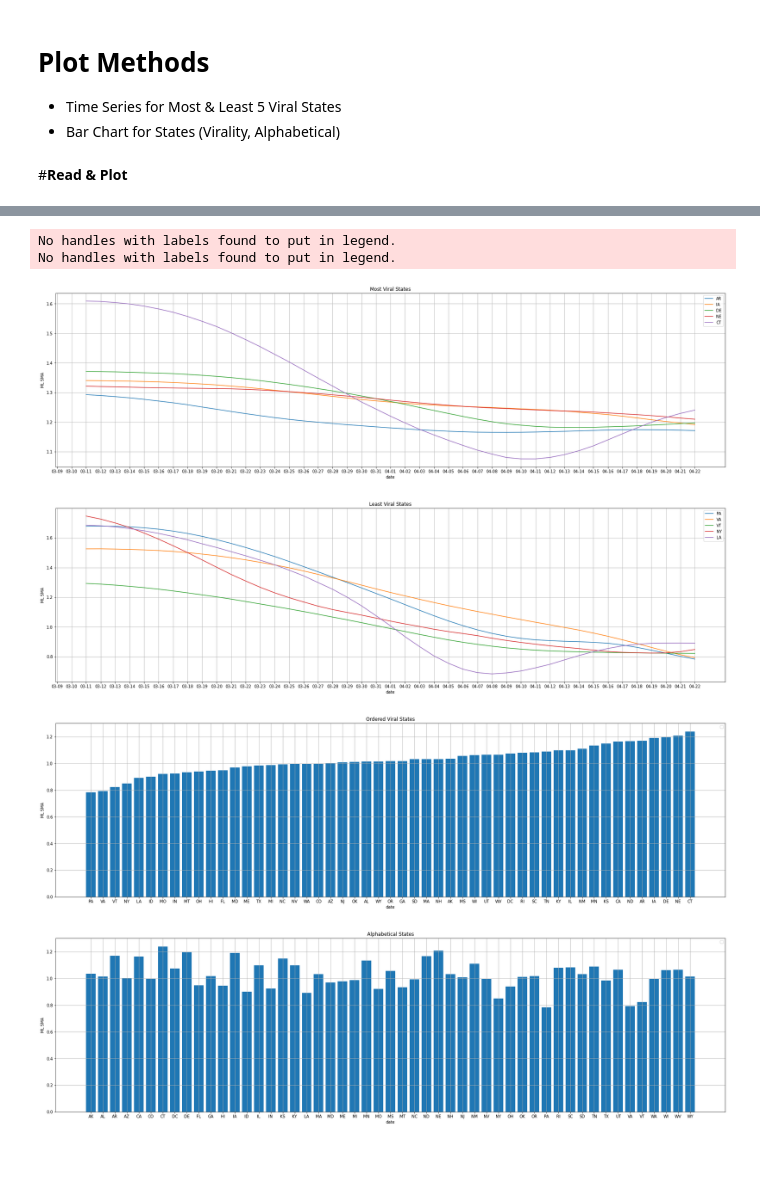
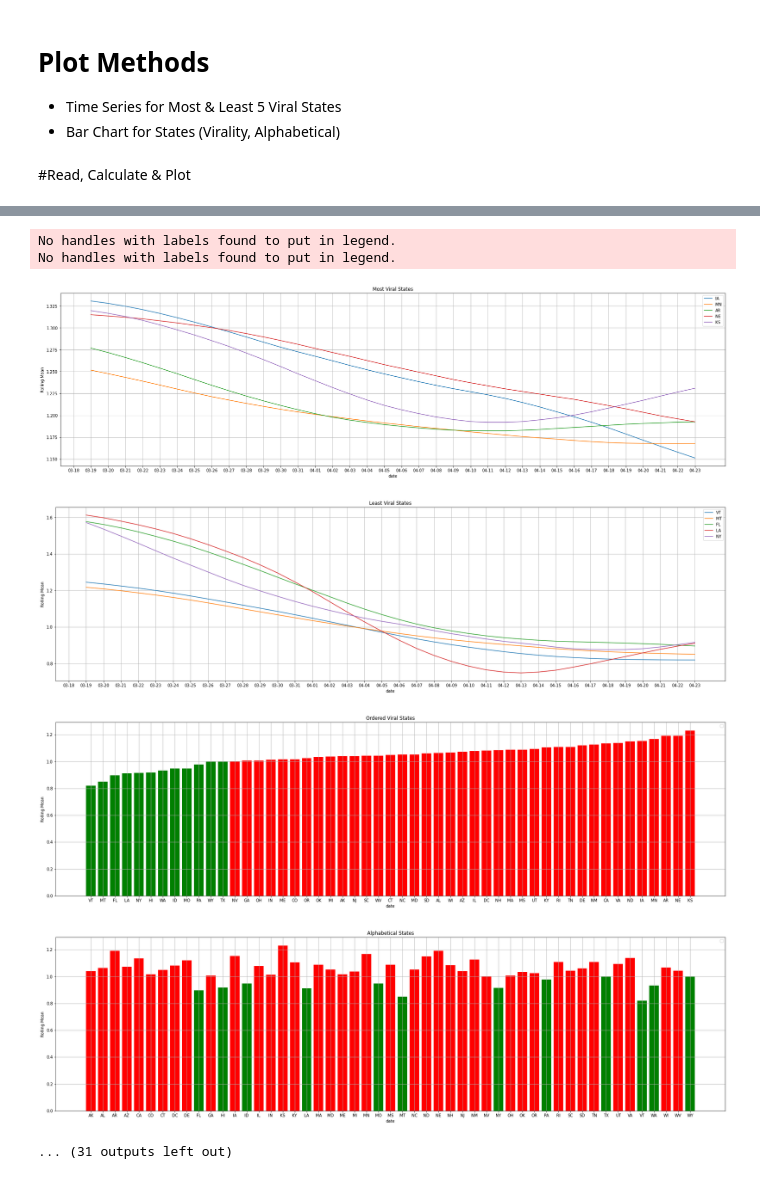
Before and after one commit to dimeking/playground, a Jupyter notebook: Covid_Rt.ipynb, the cells around one changed output, grey strips where cells are left out. Drawn from its saved outputs; the diff is of its cells as text; code cells hidden in the pictures.

```diff
--- a/Covid_Rt.ipynb
+++ b/Covid_Rt.ipynb
@@ -37,28 +39,35 @@ def plot_timeseries_rollingmean(datafile, states, title):
 
 
   for state in states:
-    df_ML_SMA_state = datafile[datafile['state']==state]
+    df_ML_SMA_state = datafile[datafile['region']==state]
     dates = df_ML_SMA_state['date'].str[-5:]
-    plt.plot(dates, df_ML_SMA_state['ML_SMA'], label=state)
+    plt.plot(dates, df_ML_SMA_state['rolling_mean'], label=state)
 
   plt.xlabel('date')
-  plt.ylabel('ML SMA')
+  plt.ylabel('Rolling Mean')
   plt.title(title)
   plt.legend(loc=1)
 
 
 def plot_bars_rollingmean(datafile, title):
-  states = datafile['state']
+  states = datafile['region']
   plt.figure(figsize=[30,8])
   plt.grid(True)
 
   xpos = np.arange(len(states))
   plt.xticks(xpos, states)
-  plt.bar(xpos, datafile['ML_SMA'])
+  # plt.bar(xpos, datafile['ML_SMA'])
+  x = xpos
+  y = datafile['rolling_mean']
+  mask1 = y <= 1.0
+  mask2 = y > 1.0
+
+  plt.bar(x[mask1], y[mask1], color = 'green')
+  plt.bar(x[mask2], y[mask2], color = 'red')
 
   plt.xlabel('date')
-  plt.ylabel('ML SMA')
+  plt.ylabel('Rolling Mean')
   plt.title(title)
   plt.legend(loc=1)
 # %% [markdown]
-#**Read & Plot**
+#Read, Calculate & Plot
@@ -65,15 +78,19 @@ def plot_bars_rollingmean(datafile, title):
 # %%
-df = get_datafile()
+TABS = ['14-Day Avg', '7-Day Avg', '3-Day Avg', 'Current']
+DAYS = [14, 7, 3, 1]
+tb = widgets.TabBar(TABS, location='top')
+for i in range(len(DAYS)):
+  with tb.output_to(TABS[i]):
 
-df_ML_SMA = rolling_mean(df, DAYS, 'ML')
-df_ML_SMA_current = df_ML_SMA.groupby('state').tail(1)
+    df_ML_SMA = rolling_mean(df, DAYS[i], 'mean')
+    df_ML_SMA_current = df_ML_SMA.groupby('region').tail(1)
 
-sorted_df_ML_SMA = df_ML_SMA_current.sort_values(by=['ML_SMA'])
-sorted_states = sorted_df_ML_SMA['state']
+    sorted_df_ML_SMA = df_ML_SMA_current.sort_values(by=['rolling_mean'])
+    sorted_states = sorted_df_ML_SMA['region']
 
-plot_timeseries_rollingmean(df_ML_SMA, sorted_states.tail(GROUP_SIZE), 'Most Viral States')
-plot_timeseries_rollingmean(df_ML_SMA, sorted_states.head(GROUP_SIZE), 'Least Viral States')
+    plot_timeseries_rollingmean(df_ML_SMA, sorted_states.tail(GROUP_SIZE), 'Most Viral States')
+    plot_timeseries_rollingmean(df_ML_SMA, sorted_states.head(GROUP_SIZE), 'Least Viral States')
 
-plot_bars_rollingmean(sorted_df_ML_SMA, 'Ordered Viral States')
-plot_bars_rollingmean(df_ML_SMA_current, 'Alphabetical States')
+    plot_bars_rollingmean(sorted_df_ML_SMA, 'Ordered Viral States')
+    plot_bars_rollingmean(df_ML_SMA_current, 'Alphabetical States')
 # %% [output]
@@ -80,7 +104,8 @@ plot_bars_rollingmean(df_ML_SMA_current, 'Alphabetical States')
 No handles with labels found to put in legend.
 No handles with labels found to put in legend.
-[figure, old version]
+[figure, new version]
-[figure, old version]
+[figure, new version]
-[figure, old version]
+[figure, new version]
-[figure, old version]
+[figure, new version]
+... (31 outputs left out)
 # %% [markdown]
```
Also changed, not shown: parts of 7 cells of this notebook.
